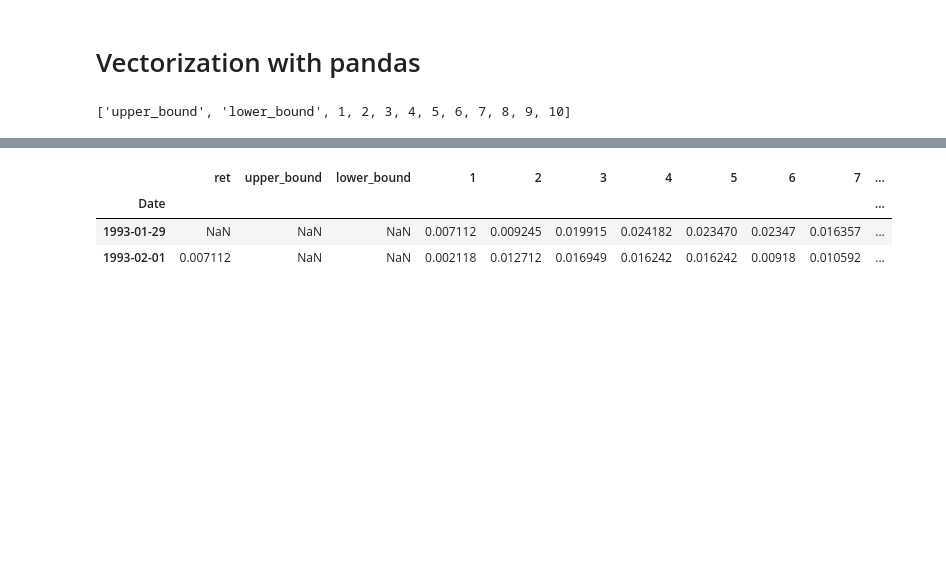
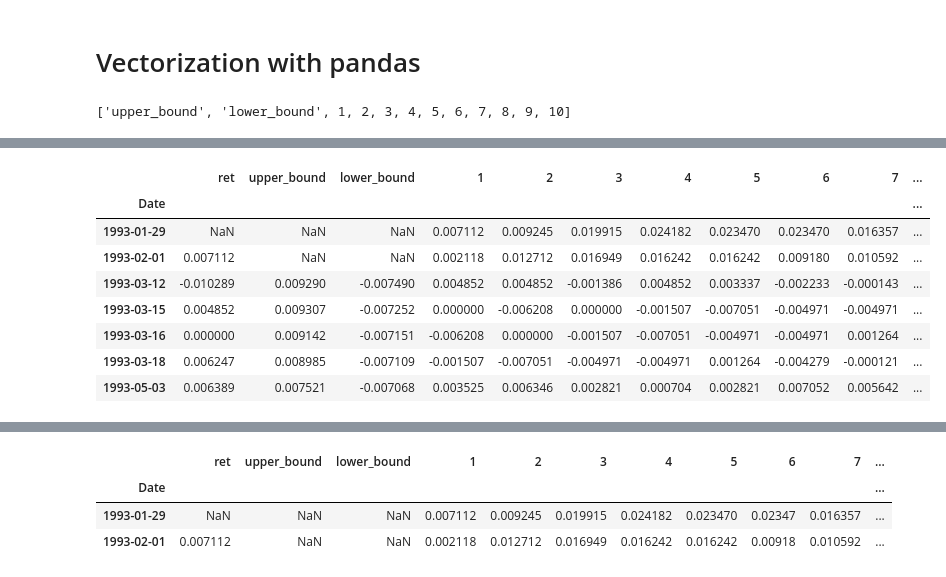
Before and after one commit to aliciawyy/financial_machine_learning, a Jupyter notebook: notebooks/triple_barrier_labeling_method.ipynb, the cells around one changed output, grey strips where cells are left out. Cells and saved outputs as stored; diff of their text form; code cells hidden in the pictures; blank space fills up the shorter version.

```diff
--- a/notebooks/triple_barrier_labeling_method.ipynb
+++ b/notebooks/triple_barrier_labeling_method.ipynb
@@ -131,3 +140,15 @@ df.loc[df["upper_ind"] == df["lower_ind"]].drop(range(1, window), axis=1).tail(1
+# %%
+df.loc[df["upper_ind"] == df["lower_ind"]].loc[:"1993-06"]
+# %% [output]
+|  | ret | upper_bound | lower_bound | 1 | 2 | 3 | 4 | 5 | 6 | 7 | ... |
+| Date |  |  |  |  |  |  |  |  |  |  | ... |
+| 1993-01-29 | NaN | NaN | NaN | 0.007112 | 0.009245 | 0.019915 | 0.024182 | 0.023470 | 0.023470 | 0.016357 | ... |
+| 1993-02-01 | 0.007112 | NaN | NaN | 0.002118 | 0.012712 | 0.016949 | 0.016242 | 0.016242 | 0.009180 | 0.010592 | ... |
+| 1993-03-12 | -0.010289 | 0.009290 | -0.007490 | 0.004852 | 0.004852 | -0.001386 | 0.004852 | 0.003337 | -0.002233 | -0.000143 | ... |
+| 1993-03-15 | 0.004852 | 0.009307 | -0.007252 | 0.000000 | -0.006208 | 0.000000 | -0.001507 | -0.007051 | -0.004971 | -0.004971 | ... |
+| 1993-03-16 | 0.000000 | 0.009142 | -0.007151 | -0.006208 | 0.000000 | -0.001507 | -0.007051 | -0.004971 | -0.004971 | 0.001264 | ... |
+| 1993-03-18 | 0.006247 | 0.008985 | -0.007109 | -0.001507 | -0.007051 | -0.004971 | -0.004971 | 0.001264 | -0.004279 | -0.000121 | ... |
+| 1993-05-03 | 0.006389 | 0.007521 | -0.007068 | 0.003525 | 0.006346 | 0.002821 | 0.000704 | 0.002821 | 0.007052 | 0.005642 | ... |
 # %%
 df.loc[df["upper_ind"] != df["lower_ind"]].tail(20)
 # %% [output]
```
Also changed, not shown: parts of 12 cells of this notebook, 4 other files.
